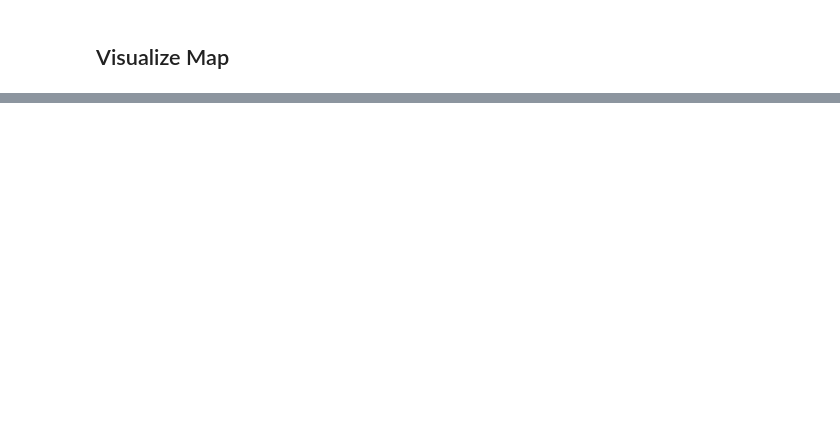
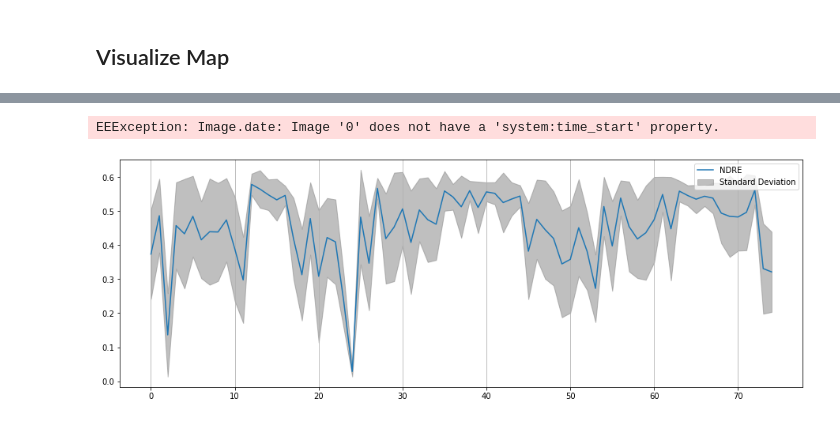
Before and after one commit to jitendra-kumar/tropical_phenology_gee, a Jupyter notebook: src/Export_NDRE.ipynb, the cells around one changed output, grey strips where cells are left out. Drawn from its saved outputs; the diff is of its cells as text; code cells hidden in the pictures; blank space fills up the shorter version.

```diff
--- a/src/Export_NDRE.ipynb
+++ b/src/Export_NDRE.ipynb
@@ -97,6 +92,0 @@ col = (col.filter(ee.Filter.neq('step', [76, 2016])) #5
-# %%
-##ONLY RUN THIS BLOCK FOR SAOP, OTHERWISE SKIP##
-#Saop removal: 9, 24, 99
-col = (col.filter(ee.Filter.neq('step', [361, 2019])) #99
-       .filter(ee.Filter.neq('step', [361, 2016])) #24
-       .filter(ee.Filter.neq('step', [136, 2016]))) #9
@@ -214,0 +222,7 @@ EEException: Collection query aborted after accumulating over 5000 elements.
+# %%
+#Take only the ndre mean, med, stddev dict values and append to new list
+def newList(alist, varname):
+    list_name = []
+    for value in alist:
+        list_name.append(value[varname])
+    return list_name
@@ -214,0 +241,13 @@ EEException: Collection query aborted after accumulating over 5000 elements.
+# %%
+# total precipitation
+# get area statistics
+col_mean_list = region_mean_ImageCollection(col)
+col_median_list = region_median_ImageCollection(col)
+col_stddev_list = region_stddev_ImageCollection(col)
+col_percentile_list = region_percentiles_ImageCollection(col)
+
+# turn it into numpy array
+col_mean = newList(col_mean_list, 'NDRE')
+col_median = newList(col_median_list, 'NDRE')
+col_stddev = newList(col_stddev_list, 'NDRE')
+col_percentile = p_list(col_percentile_list, 'NDRE')
@@ -214,0 +263,20 @@ EEException: Collection query aborted after accumulating over 5000 elements.
+# %%
+icdates = ymdList(col)
+# %% [output]
+EEException: Image.date: Image '0' does not have a 'system:time_start' property.
+# %%
+def plot_mean_stddev(var_mean, var_stddev, var_name):
+    #Make lists with +/- SD
+    months=np.array(list(range(0,25*3)))
+    plus_error = [x + y for x,y in zip(var_mean, var_stddev)]
+    minus_error = [x - y for x,y in zip(var_mean, var_stddev)]
+
+    plt.axes([2, 0, 2, 1])
+    plt.grid(b = True, which = 'major', axis = 'x')
+    plt.fill_between(months, plus_error, minus_error, color = "grey", alpha = .5, label = "Standard Deviation")
+    plt.plot(months, var_mean, label=var_name)
+    plt.legend(loc = "upper right")
+# %%
+plot_mean_stddev(col_mean, col_stddev, var_name="NDRE")
+# %% [output]
+[figure, added]
```
Also changed, not shown: parts of 25 cells of this notebook, 1 other file.
